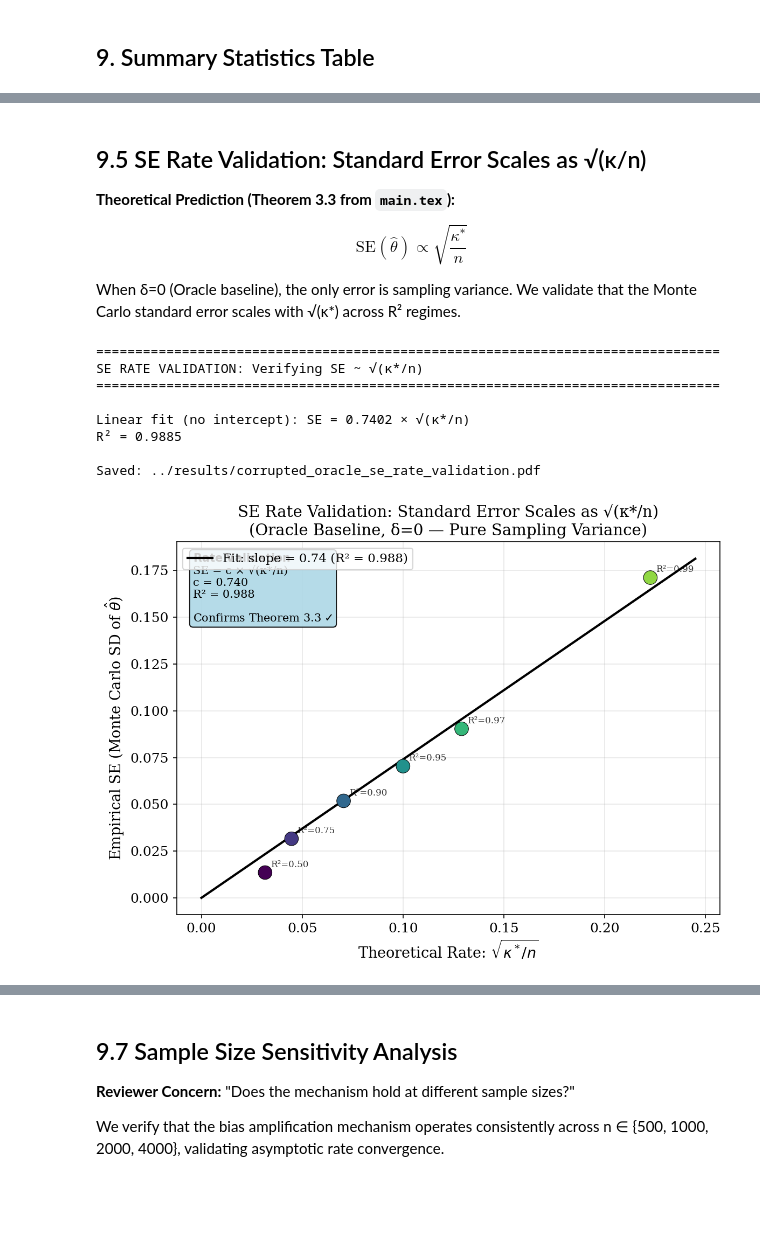
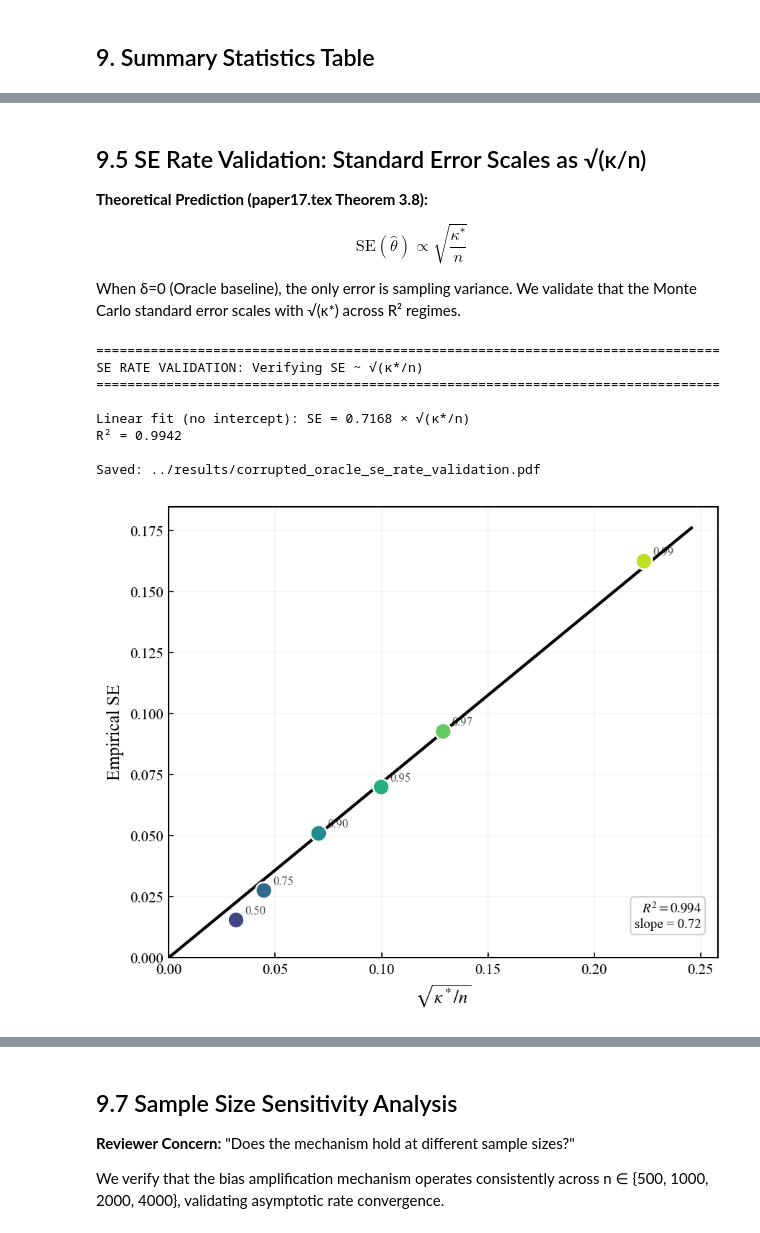
Before and after one commit to gsaco/dml-condition, a Jupyter notebook: notebooks/corrupted_oracle_analysis.ipynb, the cells around one changed output, grey strips where cells are left out. Cells and saved outputs as stored; diff of their text form; code cells hidden in the pictures; blank space fills up the shorter version.

```diff
--- a/notebooks/corrupted_oracle_analysis.ipynb
+++ b/notebooks/corrupted_oracle_analysis.ipynb
@@ -104,7 +152,7 @@ Key design choices:
 N_SAMPLES = 2000
 
 # Monte Carlo replications per configuration
-B_REPS = 100
+B_REPS = 500
 
 # Cross-fitting settings
 K_FOLDS = 5
@@ -116,15 +164,15 @@ THETA0 = 1.0
 # Base random seed
 BASE_SEED = 20241217
 
-# Overlap regimes (target R²(D|X)) - mapped to κ* regimes
-# From main.tex: κ* < 5 (good), 5-20 (moderate), >20 (severe)
+# Overlap regimes (target R²(D|X)) mapped to expected κ*
+# κ* = 1/(1 - R²)
 R2_REGIMES = {
-    0.50: "κ* ≈ 2 (excellent)",
-    0.75: "κ* ≈ 4 (well-conditioned)",
-    0.90: "κ* ≈ 10 (moderate)",
-    0.95: "κ* ≈ 20 (threshold)",
-    0.97: "κ* ≈ 33 (severe)",
-    0.99: "κ* ≈ 100 (extreme)",
+    0.50: "κ* ≈ 2",
+    0.75: "κ* ≈ 4",
+    0.90: "κ* ≈ 10",
+    0.95: "κ* ≈ 20",
+    0.97: "κ* ≈ 33",
+    0.99: "κ* ≈ 100",
 }
 
 # Bias levels to inject (multiplicative: predictions = truth * (1 + delta))
@@ -727,7 +875,7 @@ t-statistic: -9.525, p-value: 0.0000
 # %% [markdown]
 ## 9.5 SE Rate Validation: Standard Error Scales as √(κ/n)
 
-**Theoretical Prediction (Theorem 3.3 from `main.tex`):**
+**Theoretical Prediction (paper17.tex Theorem 3.8):**
 
 $$\text{SE}(\hat{\theta}) \propto \sqrt{\frac{\kappa^*}{n}}$$
 
@@ -761,78 +909,74 @@ slope_se = reg_se.coef_[0]
 print(f"\nLinear fit (no intercept): SE = {slope_se:.4f} × √(κ*/n)")
 print(f"R² = {r2_se:.4f}")
 
-# Plot
-fig, ax = plt.subplots(figsize=(8, 6))
+# Plot - JCI Quality
+fig, ax = plt.subplots(figsize=(6, 5))
+
+# Color palette for points
+point_colors = plt.cm.viridis(np.linspace(0.2, 0.9, len(df_oracle_se)))
 
 # Scatter plot
 ax.scatter(
     df_oracle_se['sqrt_kappa_over_n'],
     df_oracle_se['empirical_se'],
-    s=150,
-    c=[plt.cm.viridis(i/len(df_oracle_se)) for i in range(len(df_oracle_se))],
-    edgecolors='black',
-    linewidth=0.5,
+    s=120,
+    c=point_colors,
+    edgecolors='white',
+    linewidth=1.2,
     zorder=5,
 )
 
-# 45-degree reference line (if σ_ε ≈ 1)
+# Fit line through origin
 x_ref = np.linspace(0, df_oracle_se['sqrt_kappa_over_n'].max() * 1.1, 100)
 y_fit = slope_se * x_ref
-ax.plot(x_ref, y_fit, 'k-', linewidth=2, label=f'Fit: slope = {slope_se:.2f} (R² = {r2_se:.3f})')
+ax.plot(x_ref, y_fit, 'k-', linewidth=2, zorder=4)
 
-# Annotate points with R² regime
+# Annotate points with R² values
 for idx, row in df_oracle_se.iterrows():
     ax.annotate(
-        f"R²={row['target_r2']:.2f}",
+        f"{row['target_r2']:.2f}",
         xy=(row['sqrt_kappa_over_n'], row['empirical_se']),
-        xytext=(5, 5),
+        xytext=(6, 4),
         textcoords='offset points',
         fontsize=8,
-        alpha=0.8,
+        alpha=0.7,
     )
 
-ax.set_xlabel(r'Theoretical Rate: $\sqrt{\kappa^*/n}$', fontsize=13)
-ax.set_ylabel(r'Empirical SE (Monte Carlo SD of $\hat{\theta}$)', fontsize=13)
-ax.set_title('SE Rate Validation: Standard Error Scales as √(κ*/n)\n(Oracle Baseline, δ=0 — Pure Sampling Variance)', fontsize=14)
-ax.legend(loc='upper left', fontsize=11)
-ax.grid(True, alpha=0.3)
+ax.set_xlabel(r'$\sqrt{\kappa^*/n}$', fontsize=12)
+ax.set_ylabel(r'Empirical SE', fontsize=12)
+ax.set_xlim(left=0)
+ax.set_ylim(bottom=0)
+ax.grid(True, alpha=0.15, linestyle='-')
 
-# Annotation box
-textstr = '\n'.join([
-    r'$\mathbf{Rate\ Validation}$',
-    f'SE = c × √(κ*/n)',
-    f'c = {slope_se:.3f}',
-    f'R² = {r2_se:.3f}',
-    '',
-    r'Confirms Theorem 3.3 $\checkmark$'
-])
-props = dict(boxstyle='round', facecolor='lightblue', alpha=0.9, edgecolor='black')
-ax.text(0.03, 0.97, textstr, transform=ax.transAxes, fontsize=10,
-        verticalalignment='top', horizontalalignment='left', bbox=props)
+# Clean annotation box
+textstr = f'$R^2 = {r2_se:.3f}$\nslope = {slope_se:.2f}'
+props = dict(boxstyle='round,pad=0.3', facecolor='white', alpha=0.95, edgecolor='#cccccc')
+ax.text(0.97, 0.06, textstr, transform=ax.transAxes, fontsize=9,
+        verticalalignment='bottom', horizontalalignment='right', bbox=props)
 
 plt.tight_layout()
 plt.savefig(RESULTS_DIR / 'corrupted_oracle_se_rate_validation.pdf', dpi=300, bbox_inches='tight')
 plt.savefig(RESULTS_DIR / 'corrupted_oracle_se_rate_validation.png', dpi=300, bbox_inches='tight')
 print(f"\nSaved: {RESULTS_DIR / 'corrupted_oracle_se_rate_validation.pdf'}")
 plt.show()
 
 # Summary table
 print("\n" + "="*60)
 print("SE RATE VALIDATION SUMMARY")
 print("="*60)
 print(df_oracle_se[['target_r2', 'median_structural_kappa', 'sqrt_kappa_over_n', 'empirical_se']].round(4).to_string())
 print(f"\n→ R² = {r2_se:.3f} confirms that SE scales as √(κ*/n)")
 print("→ This validates the variance inflation term in the exact decomposition.")
 # %% [output]
 ================================================================================
 SE RATE VALIDATION: Verifying SE ~ √(κ*/n)
 ================================================================================
 
-Linear fit (no intercept): SE = 0.7402 × √(κ*/n)
-R² = 0.9885
+Linear fit (no intercept): SE = 0.7168 × √(κ*/n)
+R² = 0.9942
 
 Saved: ../results/corrupted_oracle_se_rate_validation.pdf
-[figure, old version]
+[figure, new version]
 ============================================================
 SE RATE VALIDATION SUMMARY
 ============================================================
```
Also changed, not shown: parts of 31 cells of this notebook, 38 other files.
